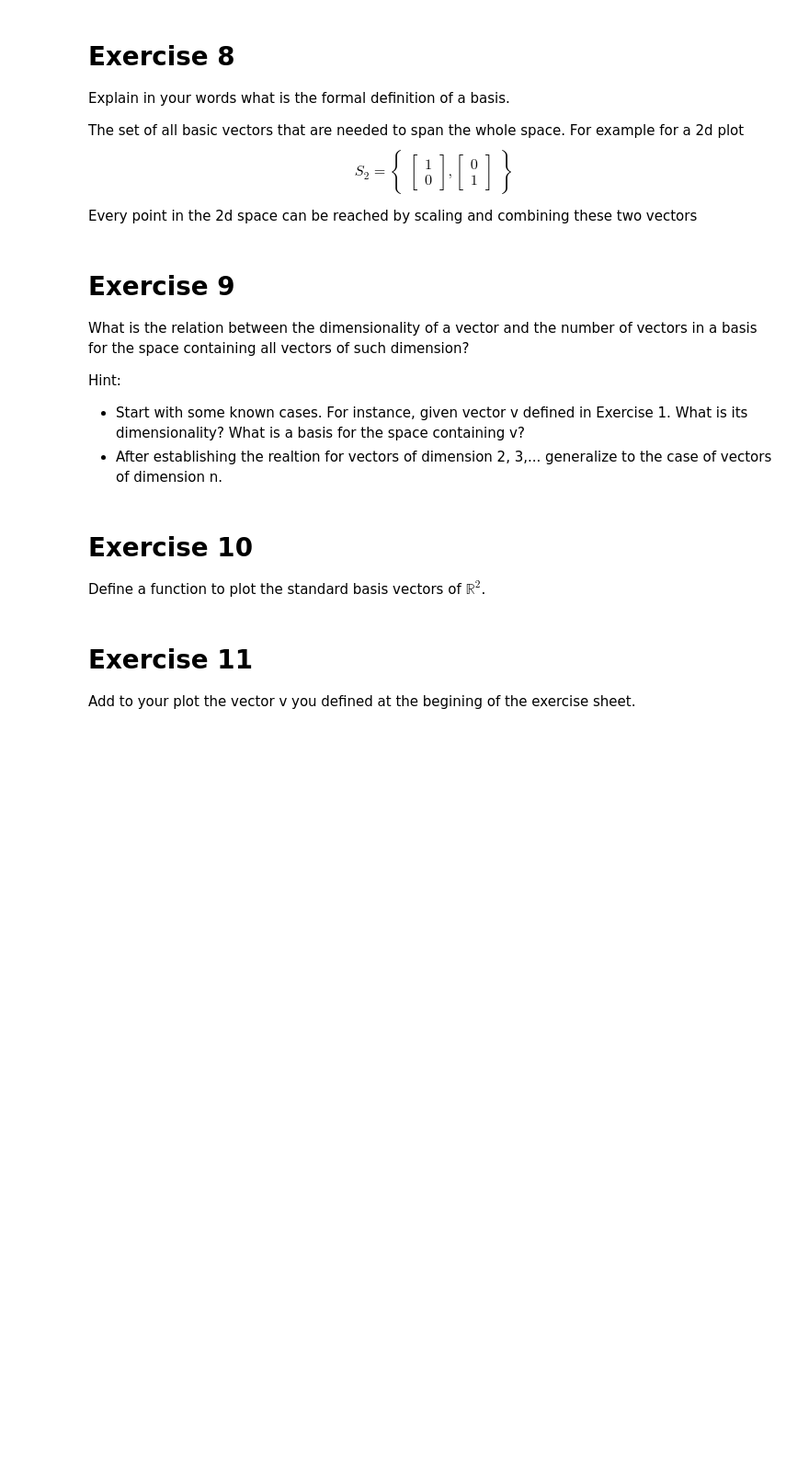
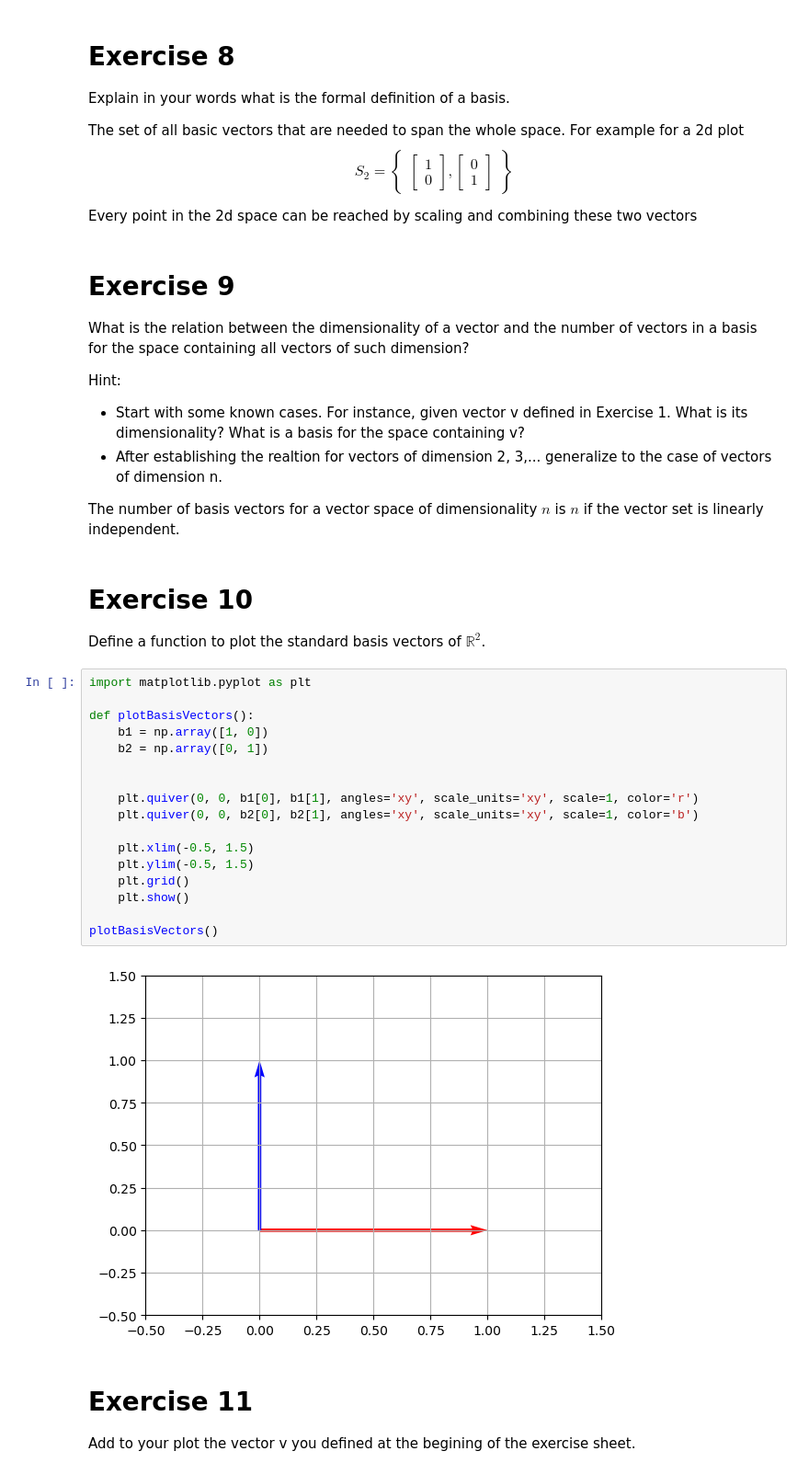
Before and after one commit to kasp734e/SW2PLA, a Jupyter notebook: Lektion2.ipynb, the cells around one changed output. Shown at 92% size. Drawn from its saved outputs; the diff is of its cells as text; blank space fills up the shorter version.

```diff
--- a/Lektion2.ipynb
+++ b/Lektion2.ipynb
@@ -99,10 +99,31 @@ What is the relation between the dimensionality of a vector and the number of ve
 Hint:
 * Start with some known cases. For instance, given vector v defined in Exercise 1. What is its dimensionality? What is a basis for the space containing v?
 * After establishing the realtion for vectors of dimension 2, 3,... generalize to the case of vectors of dimension n.
+
+The number of basis vectors for a vector space of dimensionality $n$ is $n$ if the vector set is linearly independent.
 # %% [markdown]
 # Exercise 10
 
 Define a function to plot the standard basis vectors of $\mathbb{R}^2$.
+# %%
+import matplotlib.pyplot as plt
+
+def plotBasisVectors():
+    b1 = np.array([1, 0])
+    b2 = np.array([0, 1])
+
+
+    plt.quiver(0, 0, b1[0], b1[1], angles='xy', scale_units='xy', scale=1, color='r')
+    plt.quiver(0, 0, b2[0], b2[1], angles='xy', scale_units='xy', scale=1, color='b')
+
+    plt.xlim(-0.5, 1.5)
+    plt.ylim(-0.5, 1.5)
+    plt.grid()
+    plt.show()
+
+plotBasisVectors()
+# %% [output]
+[figure, added]
 # %% [markdown]
 # Exercise 11
 
```
Also changed, not shown: parts of 3 cells of this notebook.
